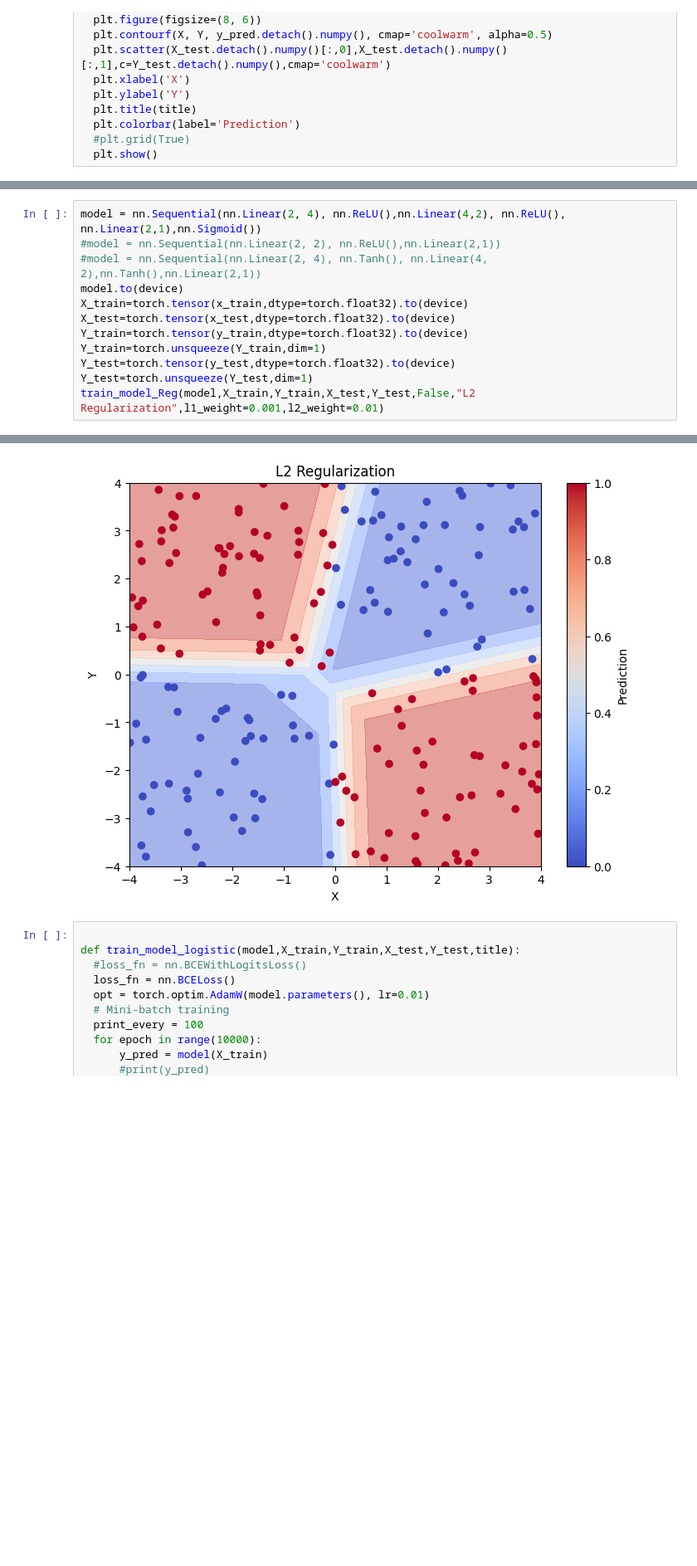
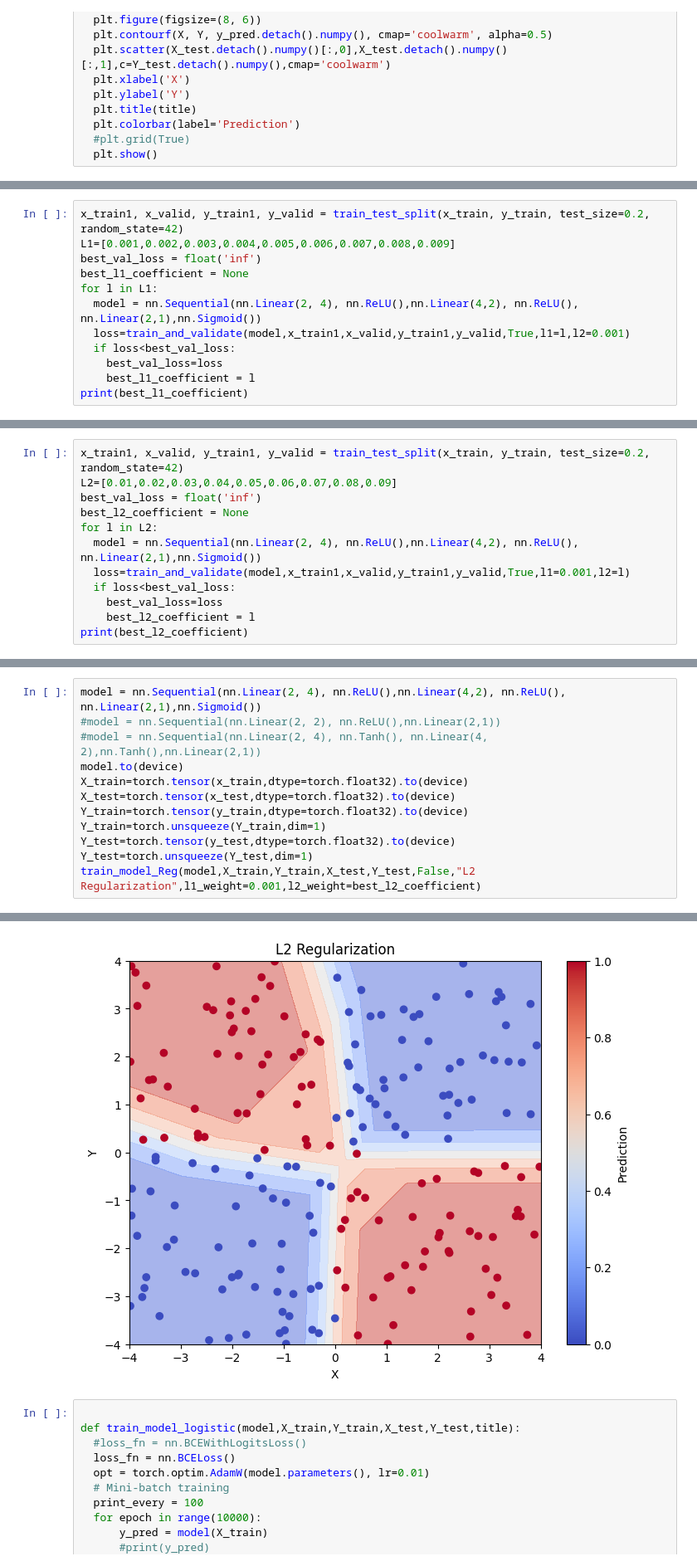
Before and after one commit to EshwarDhande/ML-Assignment-3, a Jupyter notebook: Assi_3_2.ipynb, the cells around one changed output, grey strips where cells are left out. Shown at 83% size. Cells and saved outputs as stored; diff of their text form; blank space fills up the shorter version.

```diff
--- a/Assi_3_2.ipynb
+++ b/Assi_3_2.ipynb
@@ -161,0 +202,12 @@ def train_model_Reg(model,X_train,Y_train,X_test,Y_test,isL1,title,l1_weight,l2_
+# %%
+x_train1, x_valid, y_train1, y_valid = train_test_split(x_train, y_train, test_size=0.2, random_state=42)
+L1=[0.001,0.002,0.003,0.004,0.005,0.006,0.007,0.008,0.009]
+best_val_loss = float('inf')
+best_l1_coefficient = None
+for l in L1:
+  model = nn.Sequential(nn.Linear(2, 4), nn.ReLU(),nn.Linear(4,2), nn.ReLU(), nn.Linear(2,1),nn.Sigmoid())
+  loss=train_and_validate(model,x_train1,x_valid,y_train1,y_valid,True,l1=l,l2=0.001)
+  if loss<best_val_loss:
+    best_val_loss=loss
+    best_l1_coefficient = l
+print(best_l1_coefficient)
@@ -161,0 +216,12 @@ def train_model_Reg(model,X_train,Y_train,X_test,Y_test,isL1,title,l1_weight,l2_
+# %%
+x_train1, x_valid, y_train1, y_valid = train_test_split(x_train, y_train, test_size=0.2, random_state=42)
+L2=[0.01,0.02,0.03,0.04,0.05,0.06,0.07,0.08,0.09]
+best_val_loss = float('inf')
+best_l2_coefficient = None
+for l in L2:
+  model = nn.Sequential(nn.Linear(2, 4), nn.ReLU(),nn.Linear(4,2), nn.ReLU(), nn.Linear(2,1),nn.Sigmoid())
+  loss=train_and_validate(model,x_train1,x_valid,y_train1,y_valid,True,l1=0.001,l2=l)
+  if loss<best_val_loss:
+    best_val_loss=loss
+    best_l2_coefficient = l
+print(best_l2_coefficient)
@@ -201,5 +272,5 @@ Y_train=torch.tensor(y_train,dtype=torch.float32).to(device)
 Y_train=torch.unsqueeze(Y_train,dim=1)
 Y_test=torch.tensor(y_test,dtype=torch.float32).to(device)
 Y_test=torch.unsqueeze(Y_test,dim=1)
-train_model_Reg(model,X_train,Y_train,X_test,Y_test,False,"L2 Regularization",l1_weight=0.001,l2_weight=0.01)
+train_model_Reg(model,X_train,Y_train,X_test,Y_test,False,"L2 Regularization",l1_weight=0.001,l2_weight=best_l2_coefficient)
 # %% [output]
@@ -222,5 +293,5 @@ train_model_Reg(model,X_train,Y_train,X_test,Y_test,False,"L2 Regularization",l1
        grad_fn=<SelectBackward0>)
-[figure, old version]
+[figure, new version]
 # %%
 
 def train_model_logistic(model,X_train,Y_train,X_test,Y_test,title):
```
Also changed, not shown: parts of 8 cells of this notebook.
